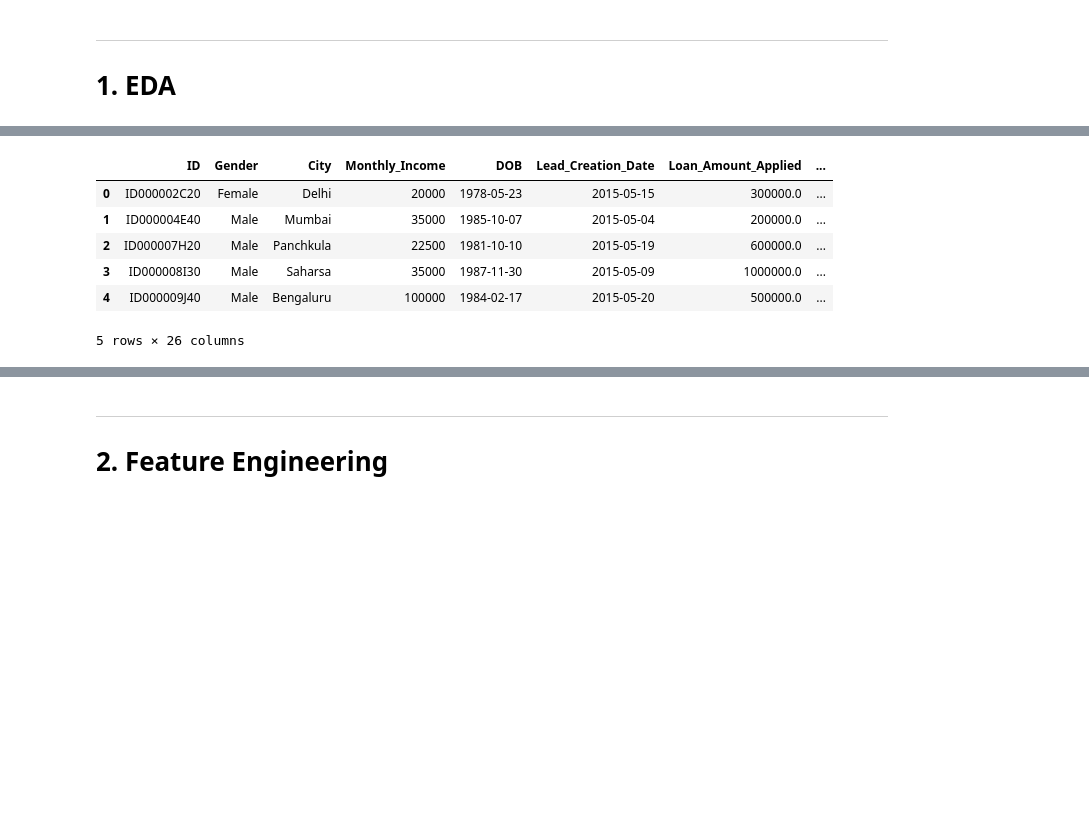
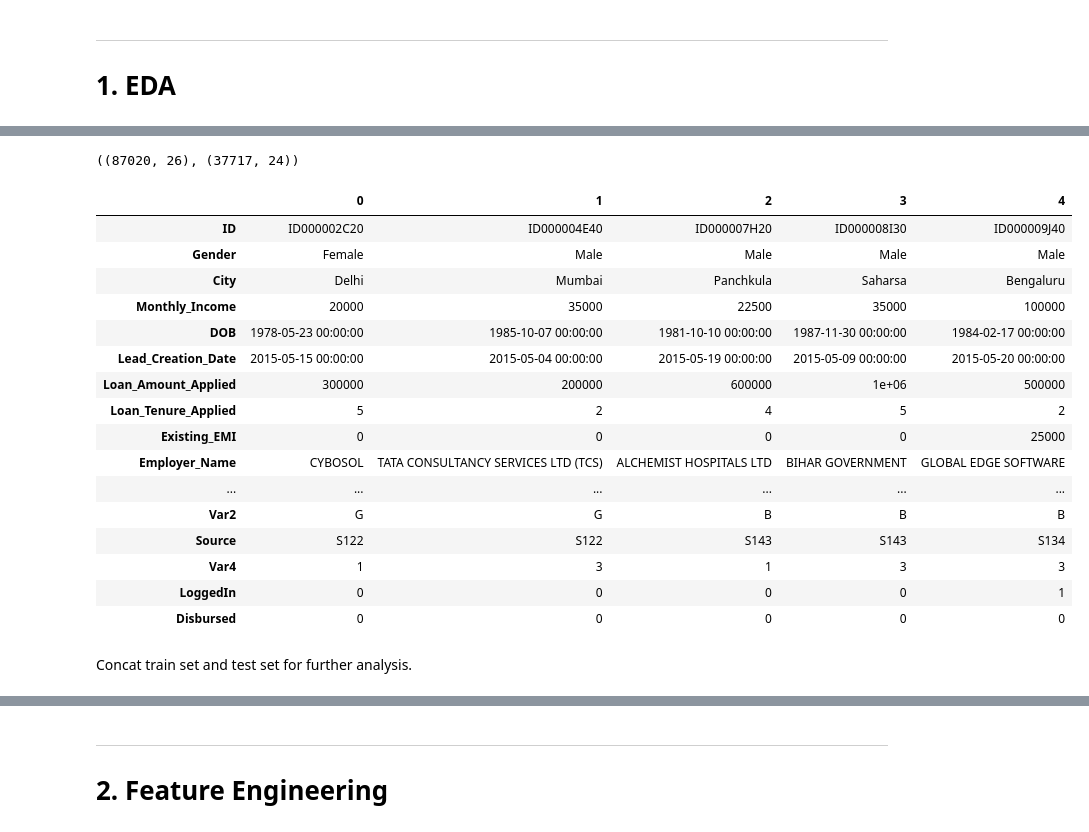
Before and after one commit to kozlowski-j/ds-projects, a Jupyter notebook: xgboost_happybank/HappyBank.ipynb, the cells around one changed output, grey strips where cells are left out. Saved outputs shown, nothing was run; the diff lists cells and outputs as text; code cells hidden in the pictures; blank space fills up the shorter version.

```diff
--- a/xgboost_happybank/HappyBank.ipynb
+++ b/xgboost_happybank/HappyBank.ipynb
@@ -149,13 +145,29 @@ NameError: name 'pd' is not defined
+# %%
+data_train.shape, data_test.shape
+# %% [output]
+((87020, 26), (37717, 24))
 # %%
-data_train.head()
+data_train.head().T
 # %% [output]
-|  | ID | Gender | City | Monthly_Income | DOB | Lead_Creation_Date | Loan_Amount_Applied | ... |
-| 0 | ID000002C20 | Female | Delhi | 20000 | 1978-05-23 | 2015-05-15 | 300000.0 | ... |
-| 1 | ID000004E40 | Male | Mumbai | 35000 | 1985-10-07 | 2015-05-04 | 200000.0 | ... |
-| 2 | ID000007H20 | Male | Panchkula | 22500 | 1981-10-10 | 2015-05-19 | 600000.0 | ... |
-| 3 | ID000008I30 | Male | Saharsa | 35000 | 1987-11-30 | 2015-05-09 | 1000000.0 | ... |
-| 4 | ID000009J40 | Male | Bengaluru | 100000 | 1984-02-17 | 2015-05-20 | 500000.0 | ... |
+|  | 0 | 1 | 2 | 3 | 4 |
+| ID | ID000002C20 | ID000004E40 | ID000007H20 | ID000008I30 | ID000009J40 |
+| Gender | Female | Male | Male | Male | Male |
+| City | Delhi | Mumbai | Panchkula | Saharsa | Bengaluru |
+| Monthly_Income | 20000 | 35000 | 22500 | 35000 | 100000 |
+| DOB | 1978-05-23 00:00:00 | 1985-10-07 00:00:00 | 1981-10-10 00:00:00 | 1987-11-30 00:00:00 | 1984-02-17 00:00:00 |
+| Lead_Creation_Date | 2015-05-15 00:00:00 | 2015-05-04 00:00:00 | 2015-05-19 00:00:00 | 2015-05-09 00:00:00 | 2015-05-20 00:00:00 |
+| Loan_Amount_Applied | 300000 | 200000 | 600000 | 1e+06 | 500000 |
+| Loan_Tenure_Applied | 5 | 2 | 4 | 5 | 2 |
+| Existing_EMI | 0 | 0 | 0 | 0 | 25000 |
+| Employer_Name | CYBOSOL | TATA CONSULTANCY SERVICES LTD (TCS) | ALCHEMIST HOSPITALS LTD | BIHAR GOVERNMENT | GLOBAL EDGE SOFTWARE |
+| ... | ... | ... | ... | ... | ... |
+| Var2 | G | G | B | B | B |
+| Source | S122 | S122 | S143 | S143 | S134 |
+| Var4 | 1 | 3 | 1 | 3 | 3 |
+| LoggedIn | 0 | 0 | 0 | 0 | 1 |
+| Disbursed | 0 | 0 | 0 | 0 | 0 |
-5 rows × 26 columns
+# %% [markdown]
+Concat train set and test set for further analysis.
 # %%
 df = pd.concat([data_train, data_test])
 df.reset_index(drop=True, inplace=True)
```
Also changed, not shown: parts of 39 cells of this notebook.
